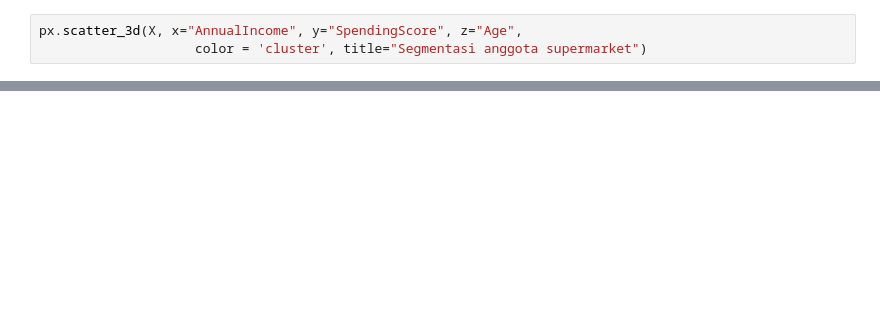
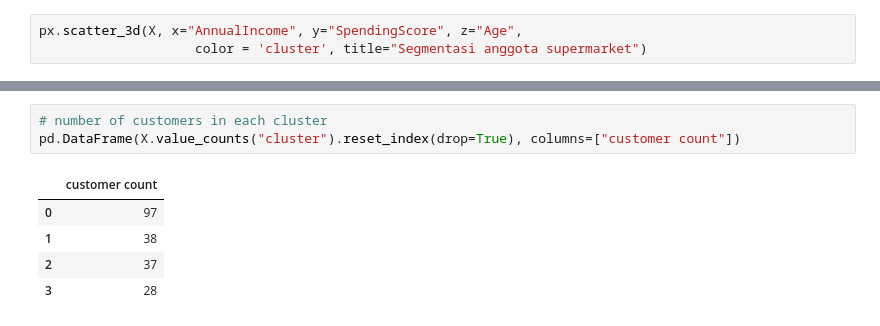
Before and after one commit to JuanFakhri/Mall_Customer_Segmentation_Data, a Jupyter notebook: Portfolio_Mall_Customer_Segmentation_Data.ipynb, the cells around one changed output, grey strips where cells are left out. Saved outputs shown, nothing was run; the diff lists cells and outputs as text; blank space fills up the shorter version.

Commit message:
Final Portfolio Mall_Customer_Segmentation_Data

```diff
--- a/Portfolio_Mall_Customer_Segmentation_Data.ipynb
+++ b/Portfolio_Mall_Customer_Segmentation_Data.ipynb
@@ -370,0 +411,9 @@ px.scatter_3d(X, x="AnnualIncome", y="SpendingScore", z="Age",
+# %%
+# number of customers in each cluster
+pd.DataFrame(X.value_counts("cluster").reset_index(drop=True), columns=["customer count"])
+# %% [output]
+|  | customer count |
+| 0 | 97 |
+| 1 | 38 |
+| 2 | 37 |
+| 3 | 28 |
```
Also changed, not shown: parts of 9 cells of this notebook.
